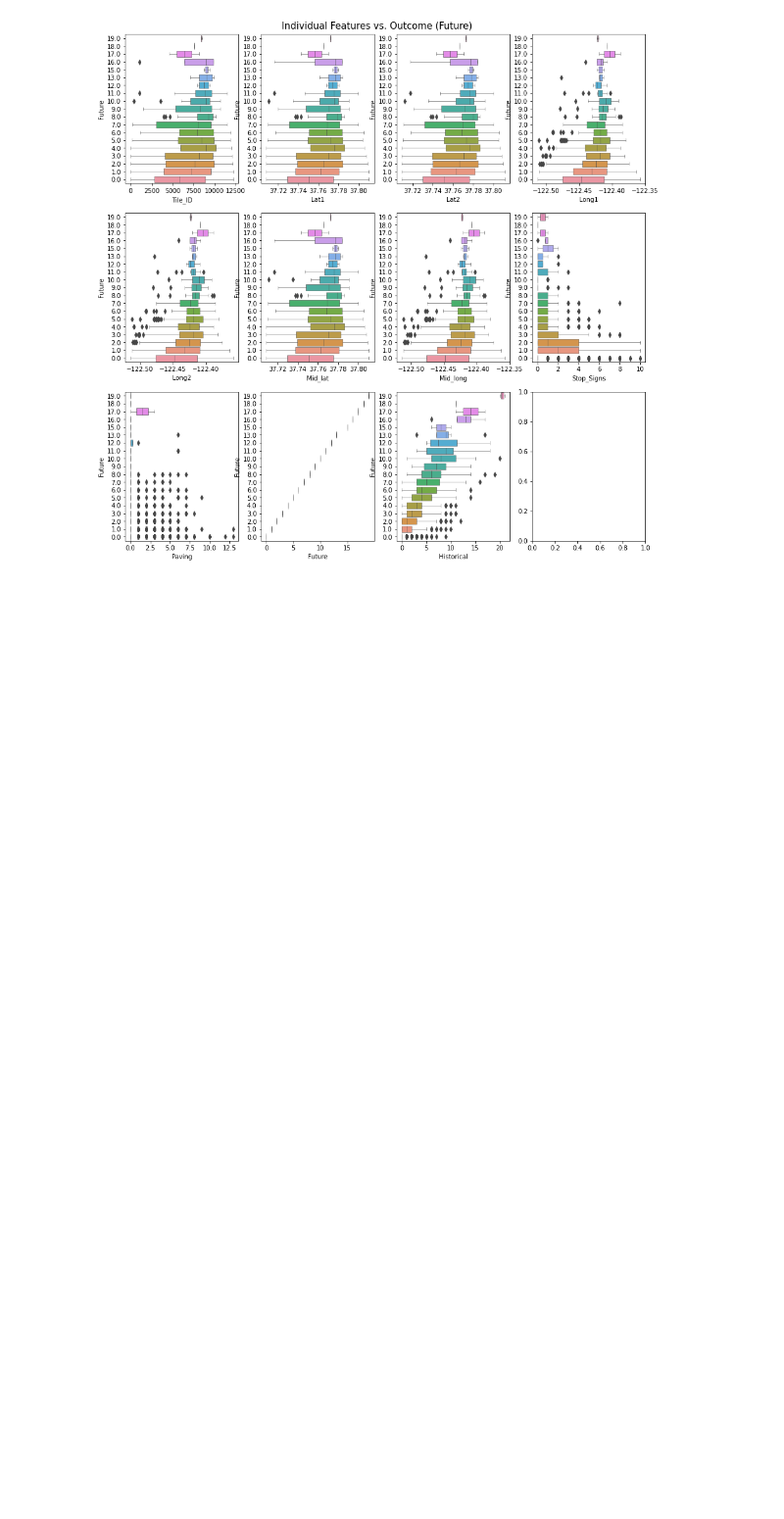
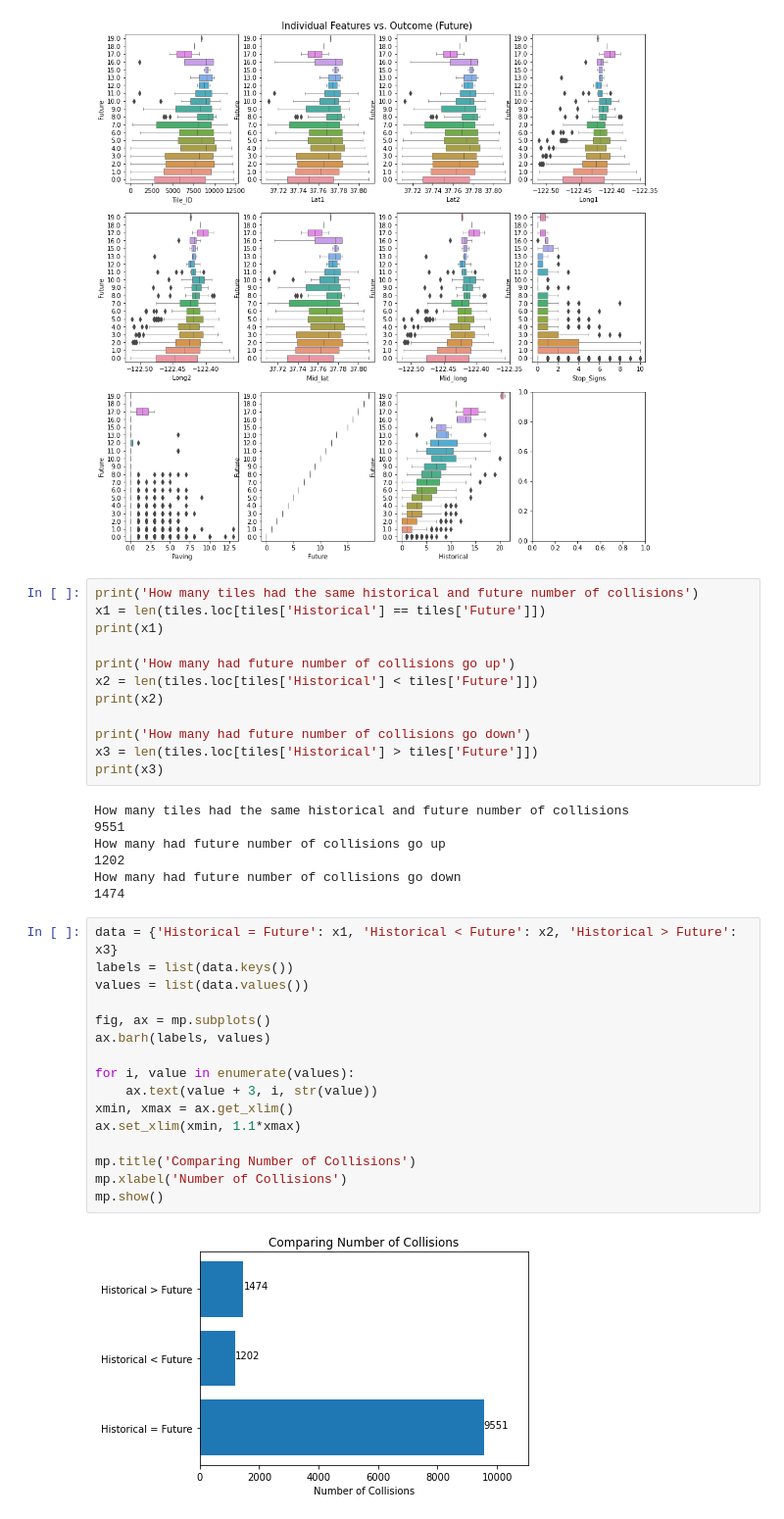
Before and after one commit to arisanguyen/210_Capstone_Aditya_Arisa_Noriel, a Jupyter notebook: Noriel_Expanded_Tiles_With_Street_Characteristics.ipynb, the cells around one changed output. Shown at 98% size. Cells and saved outputs as stored; diff of their text form; blank space fills up the shorter version.

```diff
--- a/Noriel_Expanded_Tiles_With_Street_Characteristics.ipynb
+++ b/Noriel_Expanded_Tiles_With_Street_Characteristics.ipynb
@@ -343,3 +353,40 @@ fig.suptitle("Individual Features vs. Outcome (Future)", fontsize=15, y=0.9)
 mp.show()
 # %% [output]
 [figure]
+# %%
+print('How many tiles had the same historical and future number of collisions')
+x1 = len(tiles.loc[tiles['Historical'] == tiles['Future']])
+print(x1)
+
+print('How many had future number of collisions go up')
+x2 = len(tiles.loc[tiles['Historical'] < tiles['Future']])
+print(x2)
+
+print('How many had future number of collisions go down')
+x3 = len(tiles.loc[tiles['Historical'] > tiles['Future']])
+print(x3)
+# %% [output]
+How many tiles had the same historical and future number of collisions
+9551
+How many had future number of collisions go up
+1202
+How many had future number of collisions go down
+1474
+# %%
+data = {'Historical = Future': x1, 'Historical < Future': x2, 'Historical > Future': x3}
+labels = list(data.keys())
+values = list(data.values())
+
+fig, ax = mp.subplots()
+ax.barh(labels, values)
+
+for i, value in enumerate(values):
+    ax.text(value + 3, i, str(value))
+xmin, xmax = ax.get_xlim()
+ax.set_xlim(xmin, 1.1*xmax)
+
+mp.title('Comparing Number of Collisions')
+mp.xlabel('Number of Collisions')
+mp.show()
+# %% [output]
+[figure, added]
```
Also changed, not shown: parts of 5 cells of this notebook.
